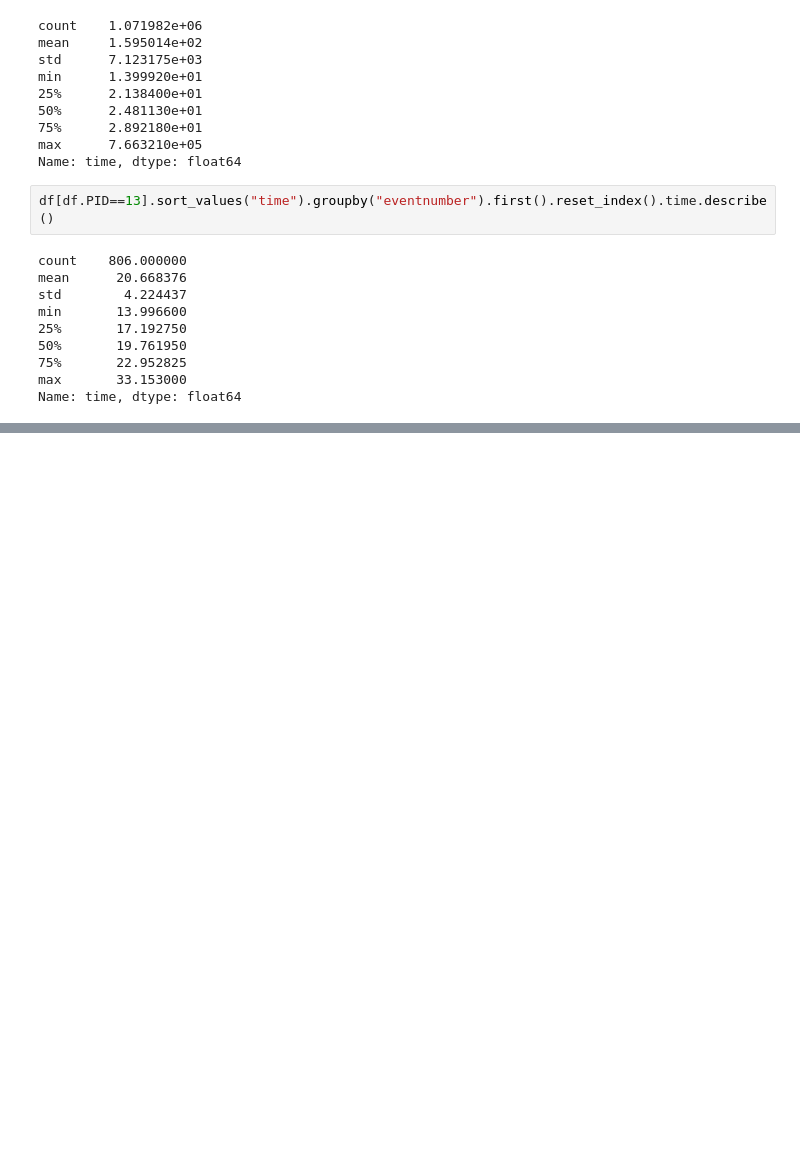
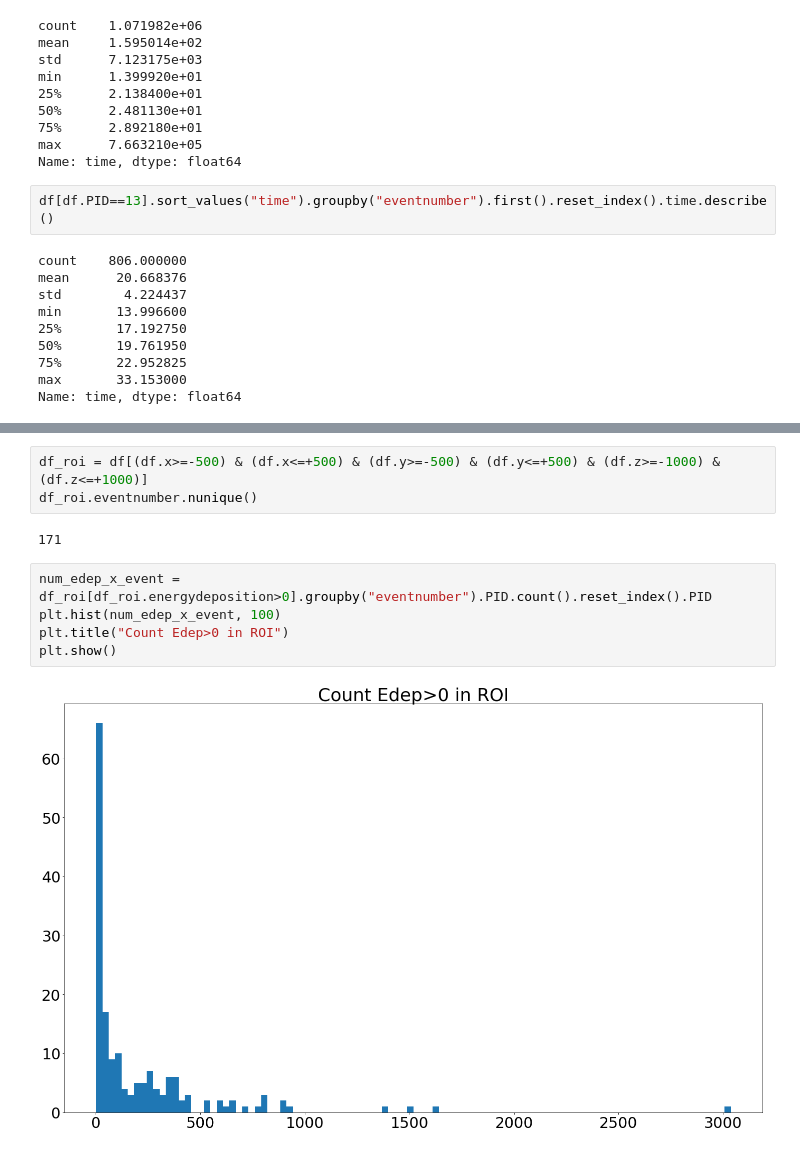
Before and after one commit to luigiberducci/ML4NP, a Jupyter notebook: Notebooks/analysis_muon_particles.ipynb, the cells around one changed output, grey strips where cells are left out. Saved outputs shown, nothing was run; the diff lists cells and outputs as text; blank space fills up the shorter version.

```diff
--- a/Notebooks/analysis_muon_particles.ipynb
+++ b/Notebooks/analysis_muon_particles.ipynb
@@ -262,0 +275,12 @@ Name: time, dtype: float64
+# %%
+df_roi = df[(df.x>=-500) & (df.x<=+500) & (df.y>=-500) & (df.y<=+500) & (df.z>=-1000) & (df.z<=+1000)]
+df_roi.eventnumber.nunique()
+# %% [output]
+171
+# %%
+num_edep_x_event = df_roi[df_roi.energydeposition>0].groupby("eventnumber").PID.count().reset_index().PID
+plt.hist(num_edep_x_event, 100)
+plt.title("Count Edep>0 in ROI")
+plt.show()
+# %% [output]
+[figure, added]
```
Also changed, not shown: parts of 9 cells of this notebook.
